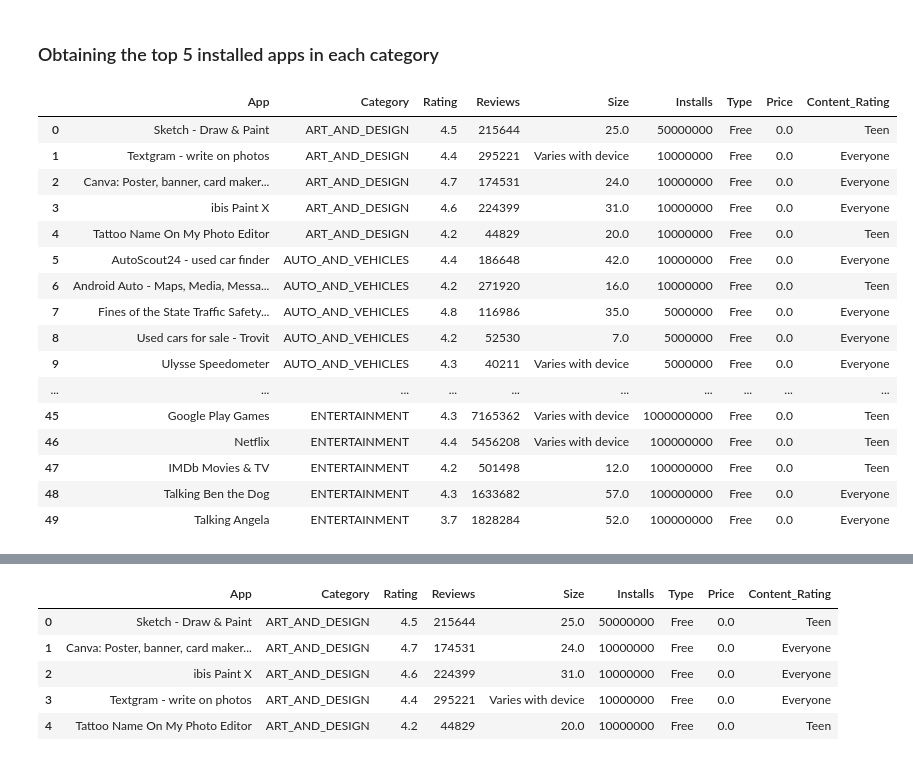
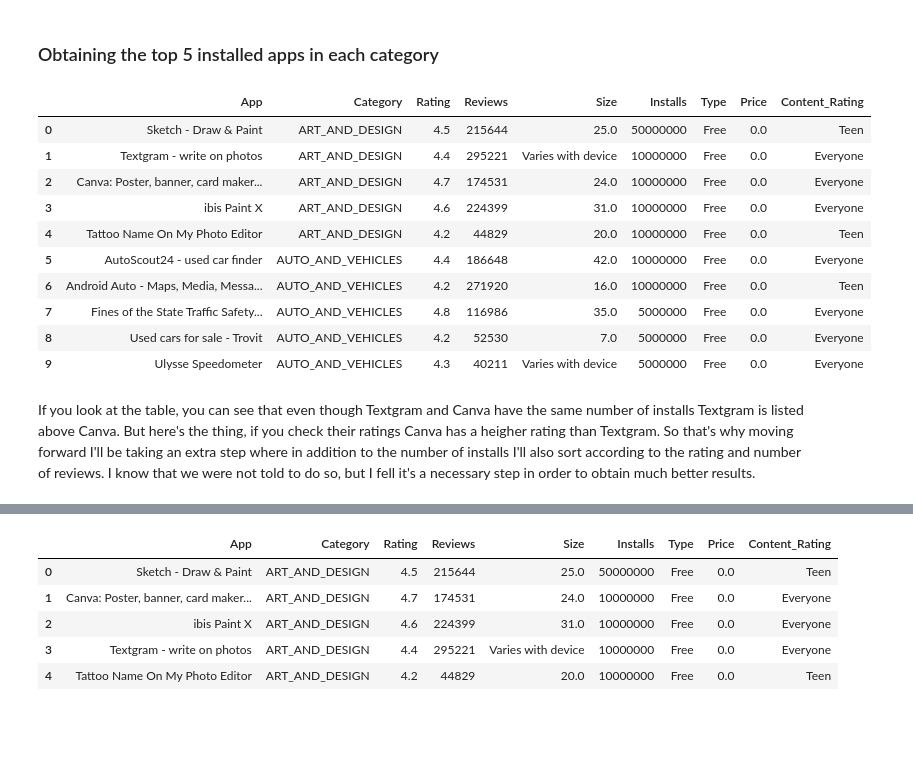
Before and after one commit to shalabajza/Develhope_Project_v2_team-2, a Jupyter notebook: Week 3/Week-3_Task-3_Mohammad.ipynb, the cells around one changed output, grey strips where cells are left out. Drawn from its saved outputs; the diff is of its cells as text; code cells hidden in the pictures; blank space fills up the shorter version.

```diff
--- a/Week 3/Week-3_Task-3_Mohammad.ipynb
+++ b/Week 3/Week-3_Task-3_Mohammad.ipynb
@@ -28,23 +28,19 @@ top_apps = df.groupby(['Category']).apply(lambda x: x.sort_values(["Installs"],
 top_apps = top_apps.groupby('Category').head(5).reset_index(drop=True)
 # %%
-top_apps.head(50)
+top_apps.head(10)
 # %% [output]
 |  | App | Category | Rating | Reviews | Size | Installs | Type | Price | Content_Rating |
 | 0 | Sketch - Draw & Paint | ART_AND_DESIGN | 4.5 | 215644 | 25.0 | 50000000 | Free | 0.0 | Teen |
 | 1 | Textgram - write on photos | ART_AND_DESIGN | 4.4 | 295221 | Varies with device | 10000000 | Free | 0.0 | Everyone |
 | 2 | Canva: Poster, banner, card maker... | ART_AND_DESIGN | 4.7 | 174531 | 24.0 | 10000000 | Free | 0.0 | Everyone |
 | 3 | ibis Paint X | ART_AND_DESIGN | 4.6 | 224399 | 31.0 | 10000000 | Free | 0.0 | Everyone |
 | 4 | Tattoo Name On My Photo Editor | ART_AND_DESIGN | 4.2 | 44829 | 20.0 | 10000000 | Free | 0.0 | Teen |
 | 5 | AutoScout24 - used car finder | AUTO_AND_VEHICLES | 4.4 | 186648 | 42.0 | 10000000 | Free | 0.0 | Everyone |
 | 6 | Android Auto - Maps, Media, Messa... | AUTO_AND_VEHICLES | 4.2 | 271920 | 16.0 | 10000000 | Free | 0.0 | Teen |
 | 7 | Fines of the State Traffic Safety... | AUTO_AND_VEHICLES | 4.8 | 116986 | 35.0 | 5000000 | Free | 0.0 | Everyone |
 | 8 | Used cars for sale - Trovit | AUTO_AND_VEHICLES | 4.2 | 52530 | 7.0 | 5000000 | Free | 0.0 | Everyone |
 | 9 | Ulysse Speedometer | AUTO_AND_VEHICLES | 4.3 | 40211 | Varies with device | 5000000 | Free | 0.0 | Everyone |
-| ... | ... | ... | ... | ... | ... | ... | ... | ... | ... |
-| 45 | Google Play Games | ENTERTAINMENT | 4.3 | 7165362 | Varies with device | 1000000000 | Free | 0.0 | Teen |
-| 46 | Netflix | ENTERTAINMENT | 4.4 | 5456208 | Varies with device | 100000000 | Free | 0.0 | Teen |
-| 47 | IMDb Movies & TV | ENTERTAINMENT | 4.2 | 501498 | 12.0 | 100000000 | Free | 0.0 | Teen |
-| 48 | Talking Ben the Dog | ENTERTAINMENT | 4.3 | 1633682 | 57.0 | 100000000 | Free | 0.0 | Everyone |
-| 49 | Talking Angela | ENTERTAINMENT | 3.7 | 1828284 | 52.0 | 100000000 | Free | 0.0 | Everyone |
+# %% [markdown]
+If you look at the table, you can see that even though Textgram and Canva have the same number of installs Textgram is listed above Canva. But here's the thing, if you check their ratings Canva has a heigher rating than Textgram. So that's why moving forward I'll be taking an extra step where in addition to the number of installs I'll also sort according to the rating and number of reviews. I know that we were not told to do so, but I fell it's a necessary step in order to obtain much better results.
 # %%
 top_apps2 = df.groupby(['Category']).apply(lambda x: x.sort_values(["Installs", "Rating", "Reviews"], ascending = False)).reset_index(drop=True)
```
Also changed, not shown: parts of 70 cells of this notebook.
